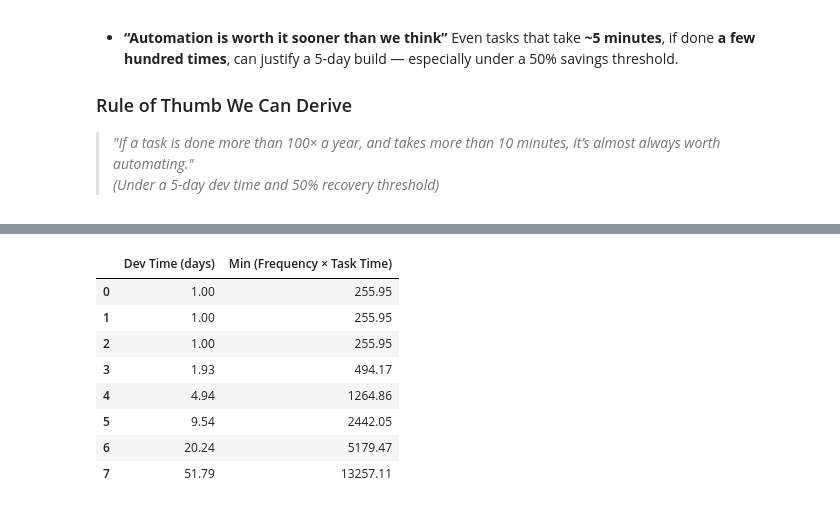
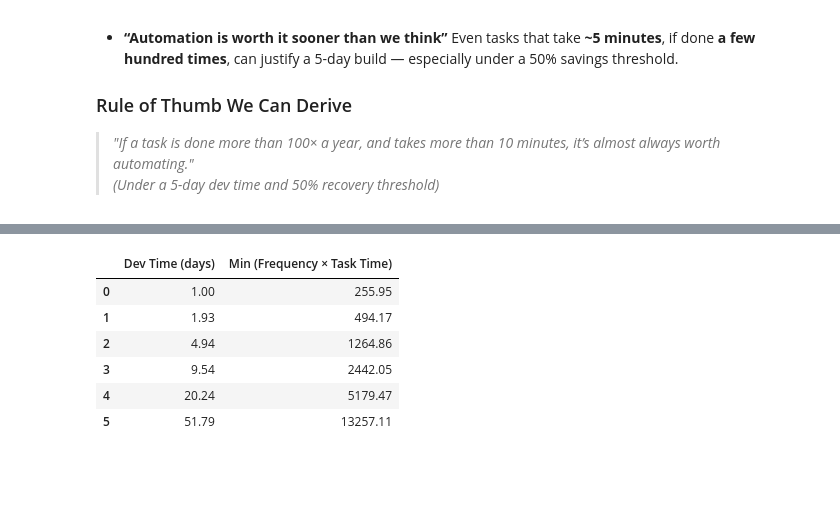
Before and after one commit to flarebyte/learning, a Jupyter notebook: mindset/creating-tools.ipynb, the cells around one changed output, grey strips where cells are left out. Drawn from its saved outputs; the diff is of its cells as text; code cells hidden in the pictures; blank space fills up the shorter version.

```diff
--- a/mindset/creating-tools.ipynb
+++ b/mindset/creating-tools.ipynb
@@ -191,40 +216,42 @@ import numpy as np
 dev_times_to_check = [0.1, 0.5, 1, 2, 5, 10, 20, 50]
 
 # Prepare output
+seen_dev_times = set()
 threshold_rows = []
 
 for dev_time in dev_times_to_check:
     # Find closest available value in simulation
     closest_value = dev_times_days[np.abs(dev_times_days - dev_time).argmin()]
+    if round(closest_value, 2) in seen_dev_times:
+        continue  # skip duplicates
+    seen_dev_times.add(round(closest_value, 2))
 
     # Filter for that dev time
     df_dev = df[np.isclose(df['dev_time_days'], closest_value, atol=1e-3)].copy()
 
     # Only look at rows where the tool is worth it
     worth_it_rows = df_dev[df_dev['worth_it']].copy()
 
     # Calculate threshold value = frequency × task time
     if not worth_it_rows.empty:
         worth_it_rows["threshold_product"] = worth_it_rows["frequency"] * worth_it_rows["task_time_min"]
         min_threshold = worth_it_rows["threshold_product"].min()
     else:
         min_threshold = np.nan  # no situation where tool is worth it
 
     threshold_rows.append({
         "Dev Time (days)": round(closest_value, 2),
         "Min (Frequency × Task Time)": round(min_threshold, 2) if not np.isnan(min_threshold) else "N/A"
     })
 
 # Convert to DataFrame
 threshold_df = pd.DataFrame(threshold_rows)
 threshold_df
 # %% [output]
 |  | Dev Time (days) | Min (Frequency × Task Time) |
 | 0 | 1.00 | 255.95 |
-| 1 | 1.00 | 255.95 |
-| 2 | 1.00 | 255.95 |
-| 3 | 1.93 | 494.17 |
-| 4 | 4.94 | 1264.86 |
-| 5 | 9.54 | 2442.05 |
-| 6 | 20.24 | 5179.47 |
-| 7 | 51.79 | 13257.11 |
+| 1 | 1.93 | 494.17 |
+| 2 | 4.94 | 1264.86 |
+| 3 | 9.54 | 2442.05 |
+| 4 | 20.24 | 5179.47 |
+| 5 | 51.79 | 13257.11 |
```
Also changed, not shown: parts of 2 cells of this notebook.
